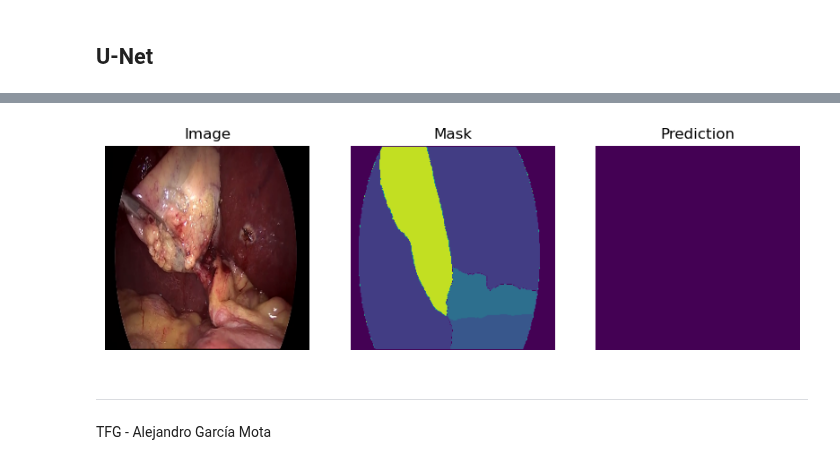
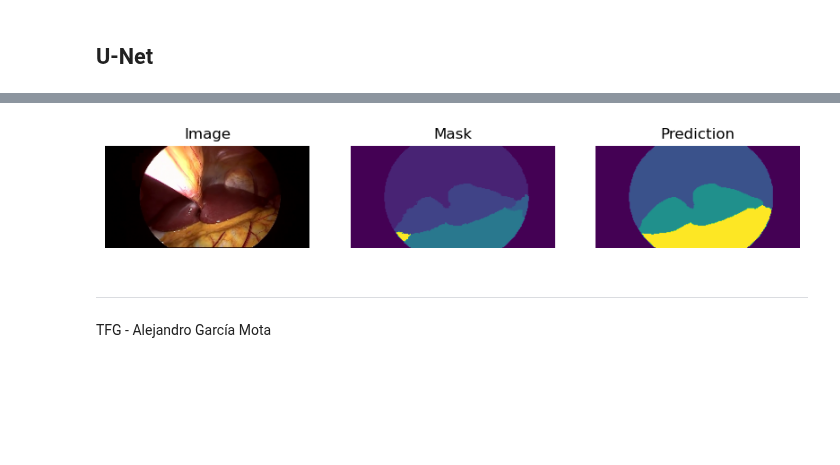
Before and after one commit to alexgmota/TFG-SW-AGM, a Jupyter notebook: src/U-Net_endo_segmentation.ipynb, the cells around one changed output, grey strips where cells are left out. Saved outputs shown, nothing was run; the diff lists cells and outputs as text; code cells hidden in the pictures; blank space fills up the shorter version.

Commit message:
Udated model

```diff
--- a/src/U-Net_endo_segmentation.ipynb
+++ b/src/U-Net_endo_segmentation.ipynb
@@ -39,18 +44,21 @@ for img, mask in zip(imgs, masks):
     img = cv2.imread(img)
     img = cv2.cvtColor(img, cv2.COLOR_BGR2RGB)
     img = cv2.resize(img, (WIDTH, HEIGHT))
+    img = img / 255
     X.append(img)
 
     mask = cv2.imread(mask)
-    mask = cv2.cvtColor(mask, cv2.COLOR_BGR2RGB)
-    mask = cv2.resize(mask, (WIDTH, HEIGHT))
+    mask = mask[10:-10, 10:-10,:]
+    mask = cv2.cvtColor(mask, cv2.COLOR_BGR2GRAY)
+    mask = cv2.resize(mask, (WIDTH, HEIGHT), interpolation=cv2.INTER_NEAREST)
+    mask = np.expand_dims(mask, axis=-1)
 
     y.append(mask)
 
 X = np.array(X)
 y = np.array(y)
 
-assert X.shape == y.shape
+assert X.shape[0:-1] == y.shape[0:-1]
 
 X.shape, y.shape
 # %% [output]
@@ -166,7 +173,7 @@ def upsample_block(x, conv_features, n_filters):
 
    return x
 
-def build_unet_model(n_filters=64):
+def build_unet_model(n_filters=64, n_classes=2):
    # inputs
    inputs = tf.keras.layers.Input(shape=(HEIGHT,WIDTH,3))
 
@@ -194,7 +201,9 @@ def build_unet_model(n_filters=64):
    u9 = upsample_block(u8, f1, n_filters)
 
    # outputs
-   outputs = tf.keras.layers.Conv2D(13, 1, padding="same", activation = "softmax")(u9)
+
+   activation = 'sigmoid' if n_classes == 2 else 'softmax'
+   outputs = tf.keras.layers.Conv2D(n_classes, 1, padding="same", activation=activation)(u9)
 
    # unet model with Keras Functional API
    unet_model = tf.keras.Model(inputs, outputs, name="U-Net")
@@ -238,7 +249,7 @@ Trainable params: 8,630,893
 Non-trainable params: 0
 __________________________________________________________________________________________________
 # %%
-X_train, X_test, y_train, y_test = train_test_split(X, y_categorical, test_size=0.2, random_state=43)
+X_train, X_test, y_train, y_test = train_test_split(X, y, test_size=0.2, random_state=43)
 
 checkpoint = tf.keras.callbacks.ModelCheckpoint(
     '../models/u-net_100epochs.hdf5',
@@ -278,3 +309,12 @@ Epoch 00100: val_loss did not improve from 0.67974
+# %%
+unet_model = build_unet_model(n_filters=32, n_classes=13)
+unet_model.compile(
+    optimizer='adam',
+    loss=dice_loss,
+    metrics=[tf.metrics.MeanIoU(num_classes=13), dice_coeficient]
+)
+
+unet_model.load_weights('../models/u-net_100epochs.hdf5')
 # %%
 pred = unet_model.predict(X_test)
 pred = np.array(pred)
@@ -282,25 +322,25 @@ pred = tf.argmax(pred, axis=-1)
 # %%
 idx = random.randint(0, len(pred)-1)
 
 plt.figure(figsize=(10,10))
 plt.subplot(131)
 plt.imshow(X_test[idx], cmap='gray')
 plt.title('Image')
 plt.axis("off")
 
 plt.subplot(132)
-plt.imshow(tf.argmax(y_categorical[idx], axis=-1))
+plt.imshow(tf.argmax(y_test[idx], axis=-1))
 plt.title('Mask')
 plt.axis("off")
 
 plt.subplot(133)
 plt.imshow(pred[idx])
 plt.title('Prediction')
 plt.axis("off")
 
 plt.show()
 # %% [output]
-[figure, old version]
+[figure, new version]
 # %% [markdown]
  ---
  TFG - Alejandro García Mota
```
Also changed, not shown: parts of 13 cells of this notebook, 2 other files.
